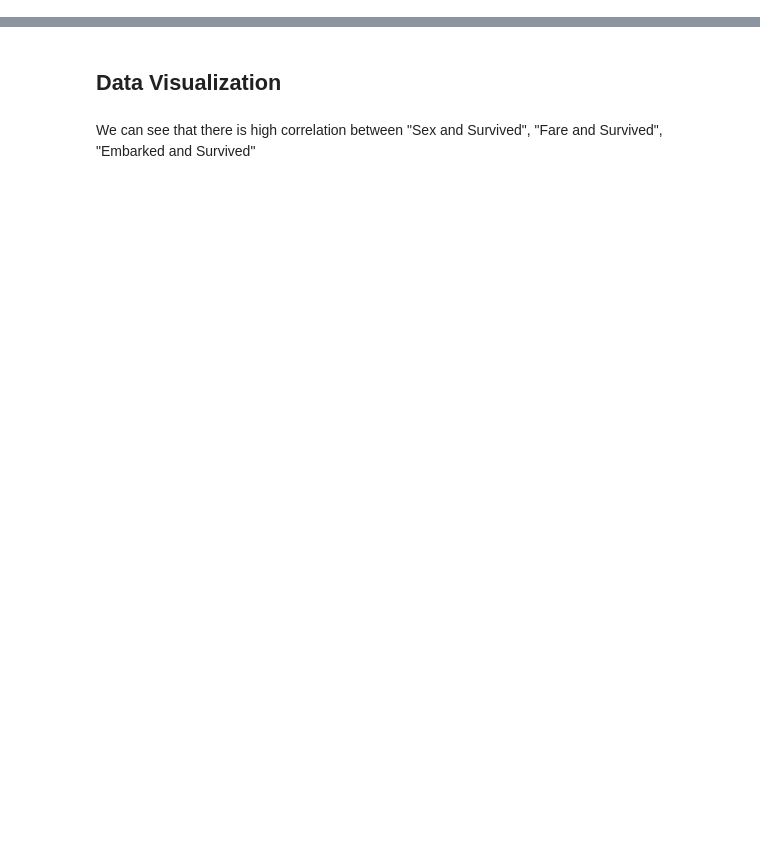
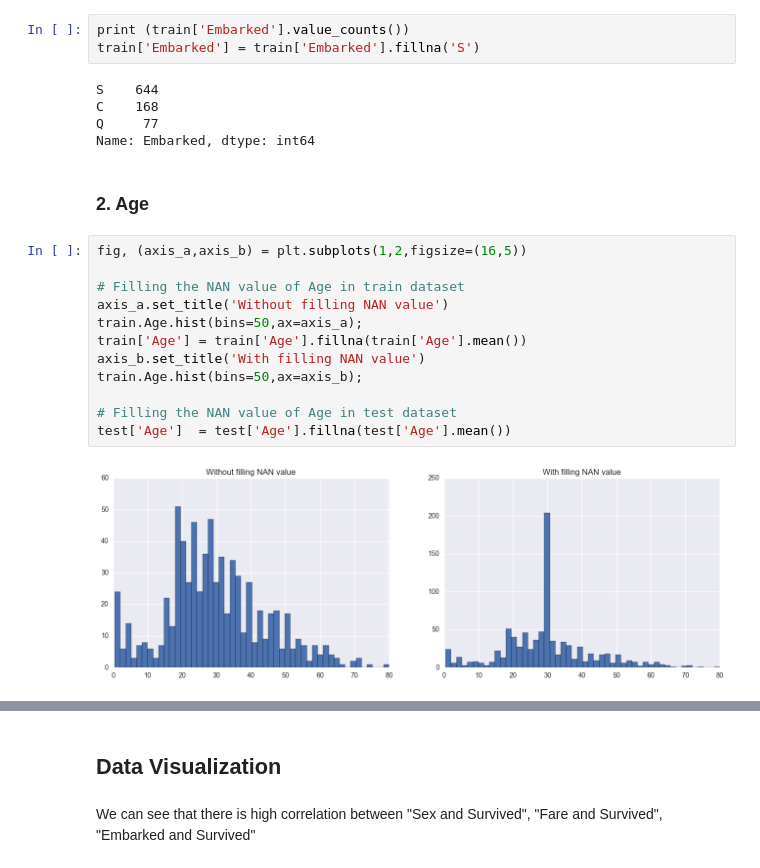
Before and after one commit to harshitkashyap/titanic_kaggle, a Jupyter notebook: Titanic Kaggle.ipynb, the cells around one changed output, grey strips where cells are left out. Saved outputs shown, nothing was run; the diff lists cells and outputs as text; blank space fills up the shorter version.

```diff
--- a/Titanic Kaggle.ipynb
+++ b/Titanic Kaggle.ipynb
@@ -49,0 +39,24 @@ X_test['Fare'] = X_test['Fare'].fillna(X_test['Fare'].mean())
+# %%
+print (train['Embarked'].value_counts())
+train['Embarked'] = train['Embarked'].fillna('S')
+# %% [output]
+S    644
+C    168
+Q     77
+Name: Embarked, dtype: int64
+# %% [markdown]
+### 2. Age
+# %%
+fig, (axis_a,axis_b) = plt.subplots(1,2,figsize=(16,5))
+
+# Filling the NAN value of Age in train dataset
+axis_a.set_title('Without filling NAN value')
+train.Age.hist(bins=50,ax=axis_a);
+train['Age'] = train['Age'].fillna(train['Age'].mean())
+axis_b.set_title('With filling NAN value')
+train.Age.hist(bins=50,ax=axis_b);
+
+# Filling the NAN value of Age in test dataset
+test['Age']  = test['Age'].fillna(test['Age'].mean())
+# %% [output]
+[figure, added]
```
Also changed, not shown: parts of 33 cells of this notebook.
